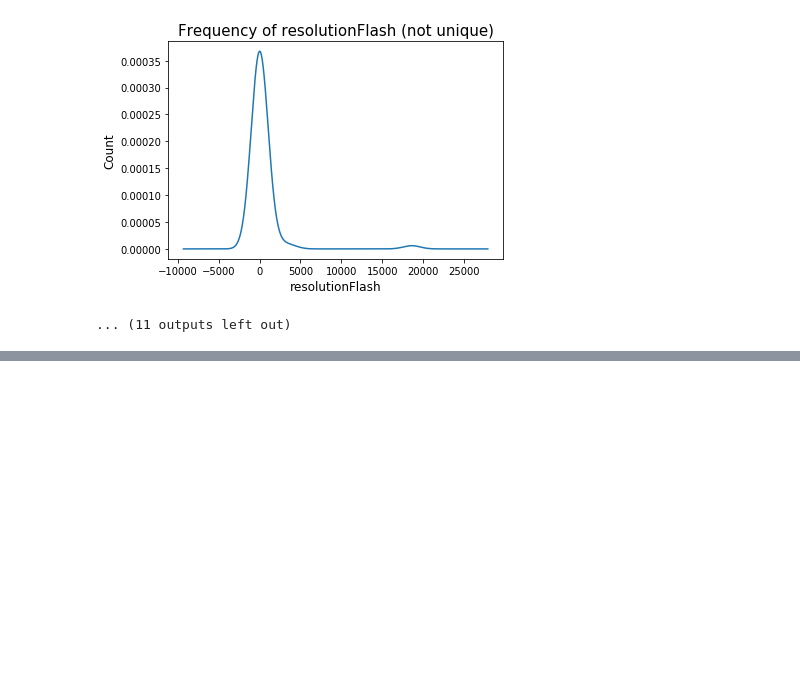
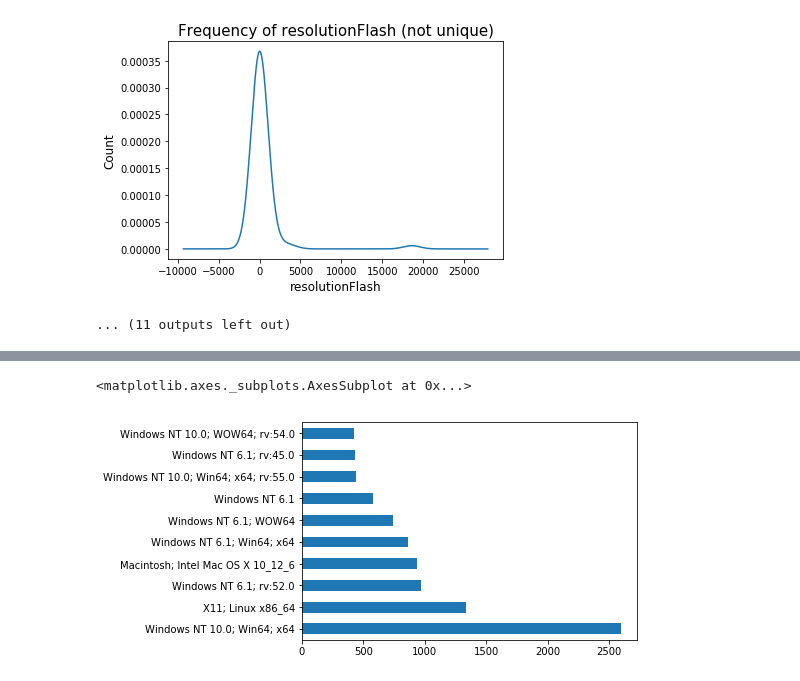
Before and after one commit to astarr8181/fp_bots, a Jupyter notebook: csv_prev.ipynb, the cells around one changed output, grey strips where cells are left out. Saved outputs shown, nothing was run; the diff lists cells and outputs as text; code cells hidden in the pictures; blank space fills up the shorter version.

```diff
--- a/csv_prev.ipynb
+++ b/csv_prev.ipynb
@@ -208,0 +180,6 @@ split_useragent.search()
+# %%
+top_ten_userAgentSec = df['userAgentHttp2/3'].value_counts()[:10]
+top_ten_userAgentSec.plot(kind='barh')
+# %% [output]
+<matplotlib.axes._subplots.AxesSubplot at 0x...>
+[figure, added]
```
Also changed, not shown: parts of 13 cells of this notebook.
